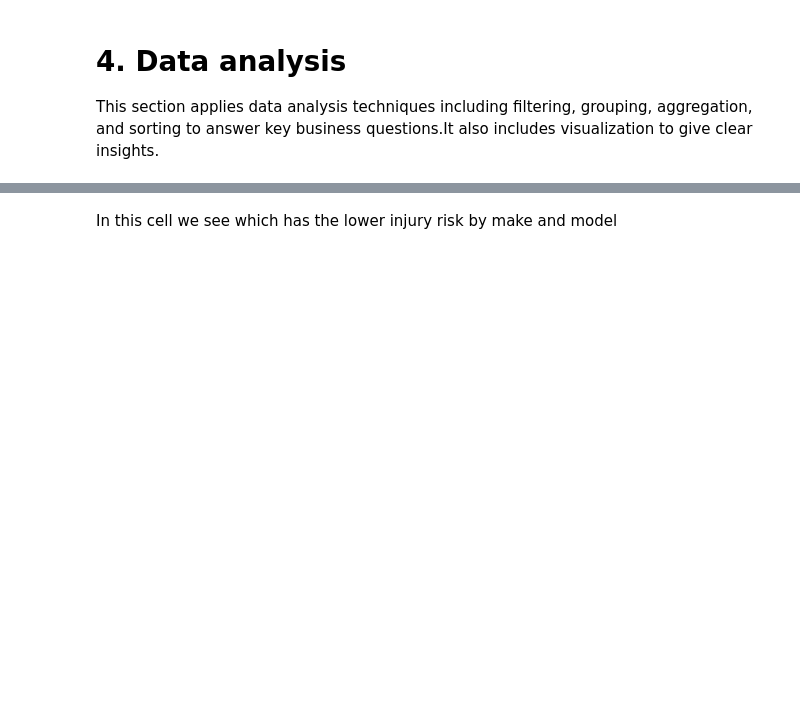
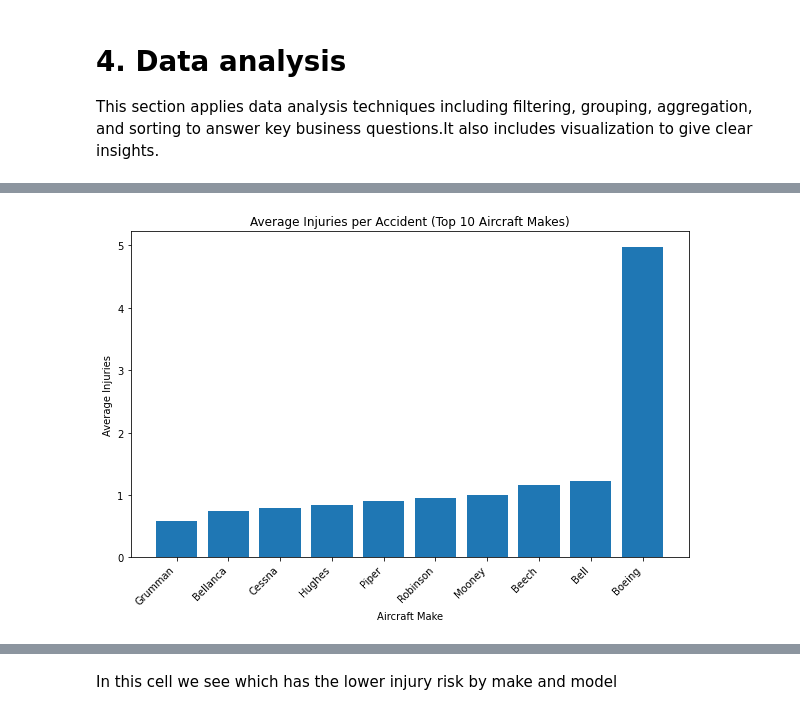
Before and after one commit to chepbree/aircraft_analysis, a Jupyter notebook: aviation.ipynb, the cells around one changed output, grey strips where cells are left out. Drawn from its saved outputs; the diff is of its cells as text; code cells hidden in the pictures; blank space fills up the shorter version.

```diff
--- a/aviation.ipynb
+++ b/aviation.ipynb
@@ -292,0 +318,29 @@ plt.show()
+# %%
+
+#Keep the Top 10 Makes for Analysis
+# Identify top 10 aircraft makes after cleaning
+top_10_makes = df['Make'].value_counts().head(10).index
+
+# Filter dataset
+top_df = df[df['Make'].isin(top_10_makes)].copy()
+# %%
+risk_summary = (
+    top_df
+    .groupby('Make')
+    .agg(
+        accident_count=('Make', 'count'),
+        avg_injuries=('Total_Injuries', 'mean'),
+        total_injuries=('Total_Injuries', 'sum')
+    )
+    .sort_values('avg_injuries')
+)
+
+plt.figure(figsize=(10, 6))
+plt.bar(risk_summary.index, risk_summary['avg_injuries'])
+plt.title('Average Injuries per Accident (Top 10 Aircraft Makes)')
+plt.xlabel('Aircraft Make')
+plt.ylabel('Average Injuries')
+plt.xticks(rotation=45, ha='right')
+plt.show()
+# %% [output]
+[figure, added]
```
Also changed, not shown: parts of 22 cells of this notebook, 10 other files.
